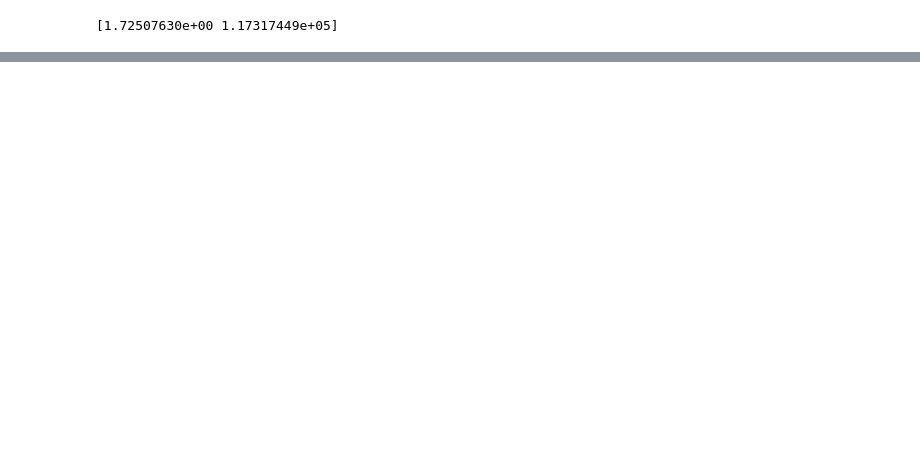
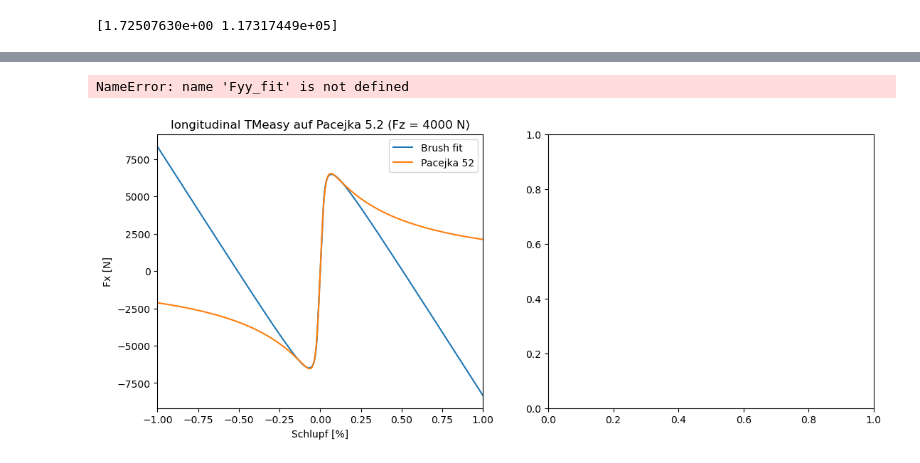
Before and after one commit to BenediktRuhland/SA-Tire-model, a Jupyter notebook: model/Brush_fit.ipynb, the cells around one changed output, grey strips where cells are left out. Drawn from its saved outputs; the diff is of its cells as text; code cells hidden in the pictures; blank space fills up the shorter version.

```diff
--- a/model/Brush_fit.ipynb
+++ b/model/Brush_fit.ipynb
@@ -126,0 +148,24 @@ Text(0, 0.5, 'Fy [N]')
+# %%
+fig,ax = plt.subplots(1,2, figsize = [13,5])
+ax[0].plot(Sxx,Fxx, label ="Brush fit")
+ax[0].plot(Sxx,Fxx_pa, label = "Pacejka 52")
+ax[0].set_xlabel('Schlupf [%]')
+ax[0].set_ylabel('Fx [N]')
+ax[0].set_xlim(-1,1)
+ax[0].set_title('longitudinal TMeasy auf Pacejka 5.2 (Fz = 4000 N)')
+ax[0].legend()
+
+Sy_fit = np.linspace(-15,15,1000)
+
+ax[1].plot(Sy_fit,Fyy_fit, label ='TMeasy ')
+ax[1].plot(Sy_fit,Fyy_pa52,'r--', label = 'Pacejka 5.2 params Indy')
+ax[1].legend()
+ax[1].set_xlabel('Schräglaufwinkel [°]')
+ax[1].set_ylabel('Fy [N]')
+ax[1].set_xlim(-15,15)
+ax[1].set_title('lateral TMeasy auf Pacejka 5.2 (Fz = 4000 N)')
+
+fig.savefig('TMeasy_fit.eps', format='eps')
+# %% [output]
+NameError: name 'Fyy_fit' is not defined
+[figure, added]
```
Also changed, not shown: parts of 2 cells of this notebook, 7 other files.
